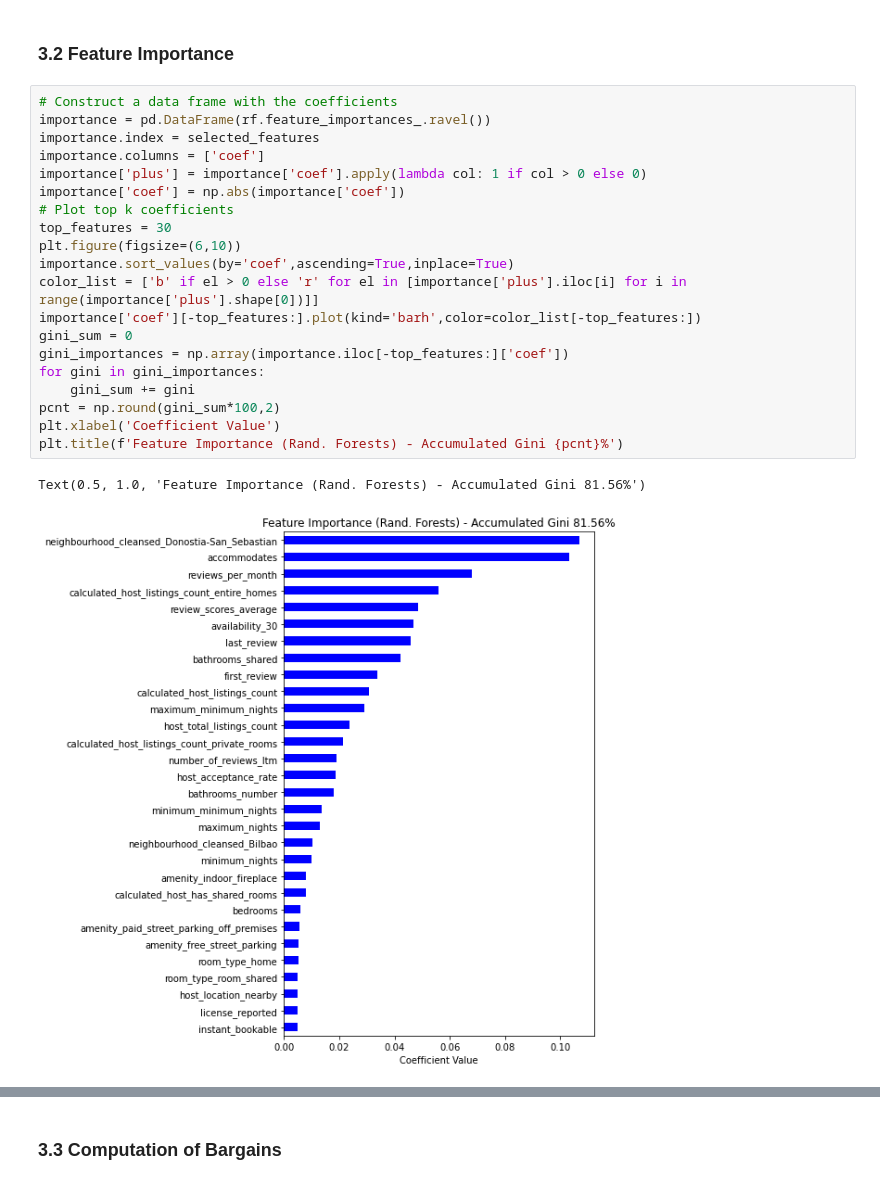
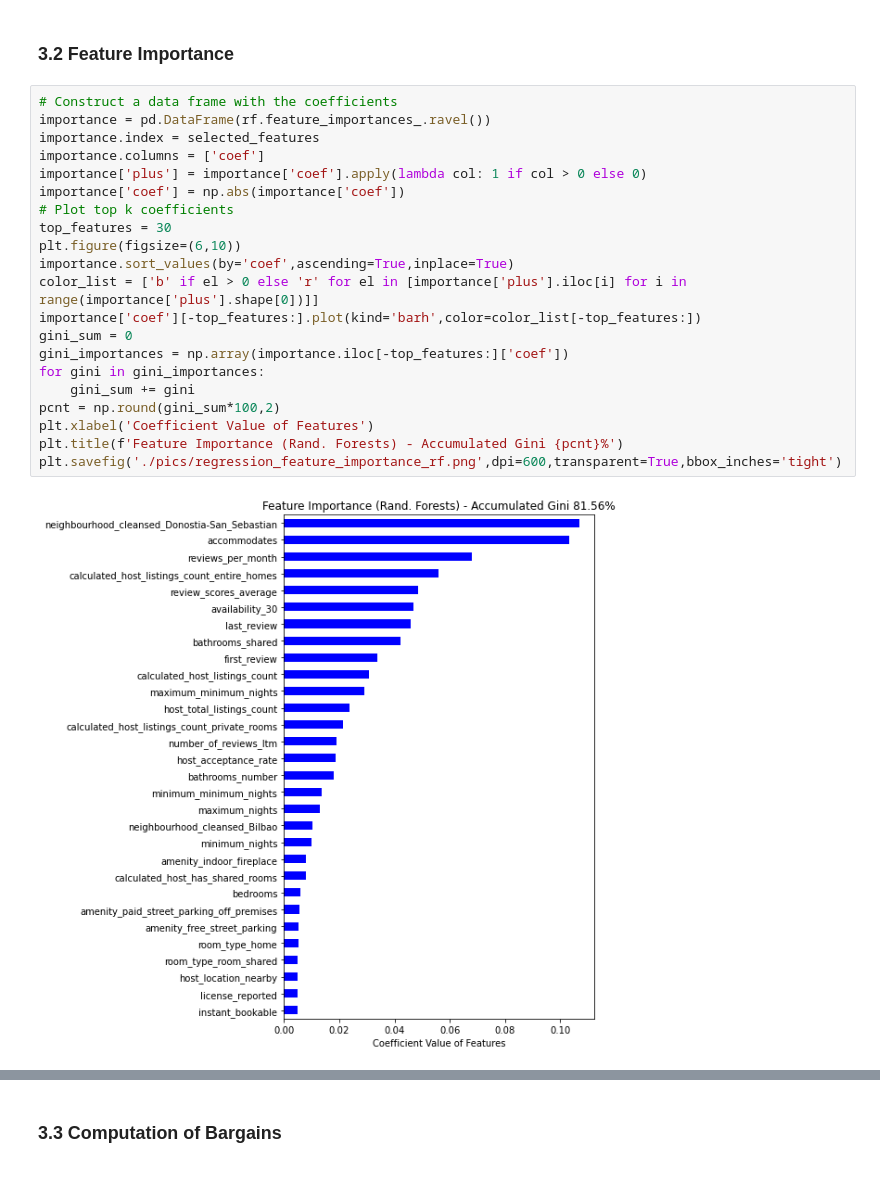
Before and after one commit to mxagar/airbnb_data_analysis, a Jupyter notebook: 03_AirBnB_DataAnalysis_Modelling.ipynb, the cells around one changed output, grey strips where cells are left out. Cells and saved outputs as stored; diff of their text form.

```diff
--- a/03_AirBnB_DataAnalysis_Modelling.ipynb
+++ b/03_AirBnB_DataAnalysis_Modelling.ipynb
@@ -283,26 +283,26 @@ stats.probplot(error['price'], dist="norm", plot=plt);
 # %%
 # Construct a data frame with the coefficients
 importance = pd.DataFrame(rf.feature_importances_.ravel())
 importance.index = selected_features
 importance.columns = ['coef']
 importance['plus'] = importance['coef'].apply(lambda col: 1 if col > 0 else 0)
 importance['coef'] = np.abs(importance['coef'])
 # Plot top k coefficients
 top_features = 30
 plt.figure(figsize=(6,10))
 importance.sort_values(by='coef',ascending=True,inplace=True)
 color_list = ['b' if el > 0 else 'r' for el in [importance['plus'].iloc[i] for i in range(importance['plus'].shape[0])]]
 importance['coef'][-top_features:].plot(kind='barh',color=color_list[-top_features:])
 gini_sum = 0
 gini_importances = np.array(importance.iloc[-top_features:]['coef'])
 for gini in gini_importances:
     gini_sum += gini
 pcnt = np.round(gini_sum*100,2)
-plt.xlabel('Coefficient Value')
+plt.xlabel('Coefficient Value of Features')
 plt.title(f'Feature Importance (Rand. Forests) - Accumulated Gini {pcnt}%')
+plt.savefig('./pics/regression_feature_importance_rf.png',dpi=600,transparent=True,bbox_inches='tight')
 # %% [output]
-Text(0.5, 1.0, 'Feature Importance (Rand. Forests) - Accumulated Gini 81.56%')
-[figure, old version]
+[figure, new version]
 # %%
 importance
 # %% [output]
```
Also changed, not shown: parts of 4 cells of this notebook, 21 other files.
